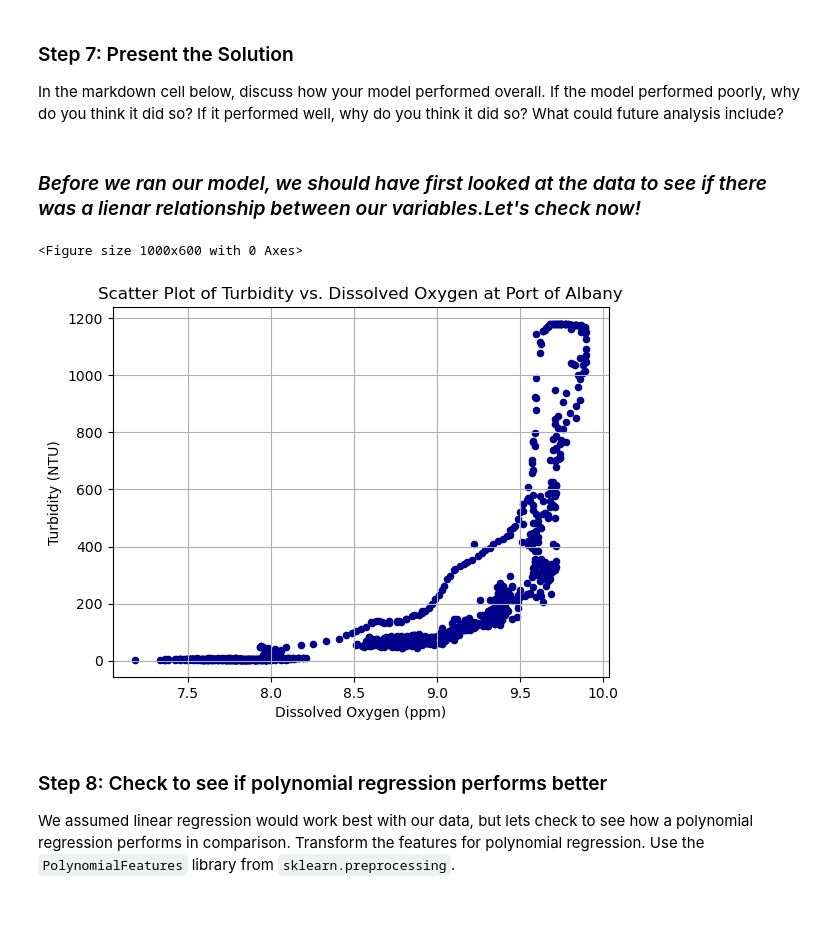
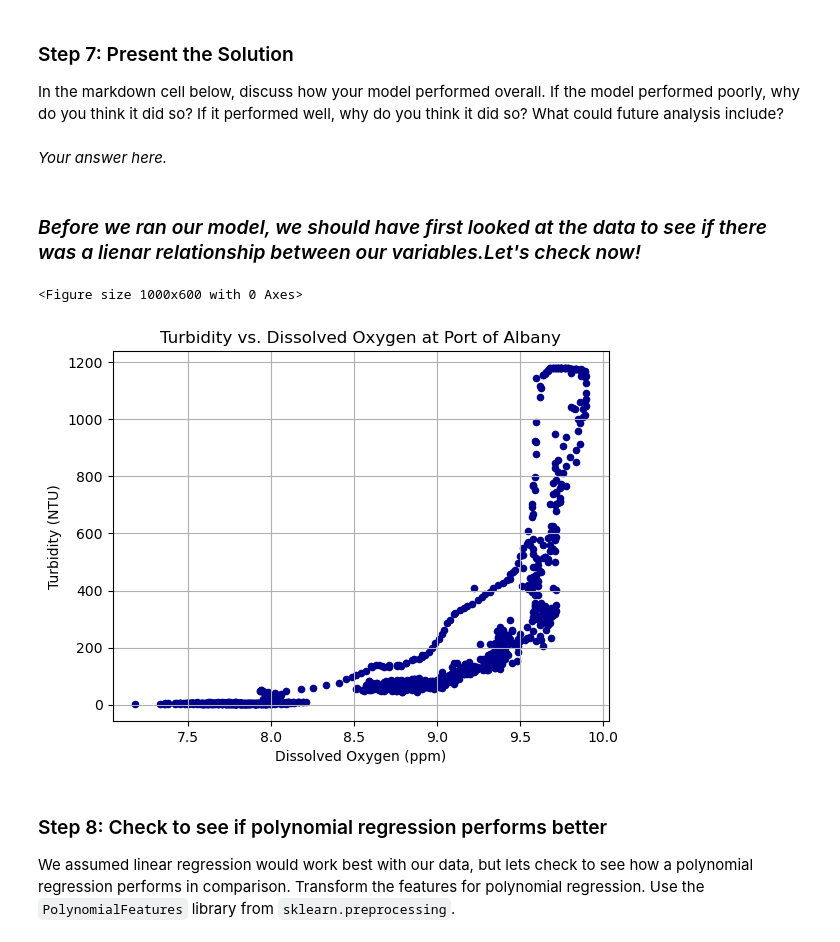
Before and after one commit to MaRo406/eds-232-machine-learning, a Jupyter notebook: labs/Lab1/dist-lab1/autograder/Lab1_template.ipynb, the cells around one changed output. Saved outputs shown, nothing was run; the diff lists cells and outputs as text; code cells hidden in the pictures; blank space fills up the shorter version.

```diff
--- a/labs/Lab1/dist-lab1/autograder/Lab1_template.ipynb
+++ b/labs/Lab1/dist-lab1/autograder/Lab1_template.ipynb
@@ -59,5 +73,4 @@ from sklearn.linear_model import LinearRegression
 # %%
-hurricane_do = pd.read_csv('data/Hurricane_do_during.csv')
-hurricane_turbidity = pd.read_csv('data/Hurricane_Irene _Turbidity.csv')
-df = hurricane_do.merge(hurricane_turbidity, on = 'Date Time (ET)')
-df.head()
+hurricane_do = pd.read_excel('data/Hurricane_Irene_Hudson_River.xlsx', sheet_name = 5) # SOLUTION
+hurricane_turbidity = pd.read_excel('data/Hurricane_Irene_Hudson_River.xlsx', sheet_name = 2) # SOLUTION
+df = hurricane_do.merge(hurricane_turbidity, on = 'Date Time (ET)').drop(['Piermont D.O. (ppm)', 'Piermont Turbidity in NTU'], axis = 1) # SOLUTION
@@ -91,0 +104,3 @@ plt.show()
+# %%
+df.columns = ['date', 'albany_DO', 'norrie_DO', 'albany_turbidity', 'norrie_turbidity'] # SOLUTION NO PROMPT
+df # Check to make sure column names were updated
@@ -198,20 +195,22 @@ Cross-validation scores: [54698.71458122 50247.53217975 51966.65102117 40189.010
 # %% [markdown]
 ### Step 7:  Present the Solution
 In the markdown cell below, discuss how your model performed overall. If the model performed poorly, why do you think it did so? If it performed well, why do you think it did so? What could future analysis include?
+# %% [markdown]
+*Your answer here.*
 # %% [markdown]
 ### *Before we ran our model, we should have first looked at the data to see if there was a lienar relationship between our variables.Let's check now!*
 # %%
 plt.figure(figsize=(10, 6))  # Setting the figure size for better visibility
-df.plot.scatter(x=' Port of Albany D.O. (ppm)', y=' Port of Albany Turbidity in NTU', c='DarkBlue')
+df.plot.scatter(x='albany_DO', y='albany_turbidity', c='DarkBlue')
 
-plt.title('Scatter Plot of Turbidity vs. Dissolved Oxygen at Port of Albany')
+plt.title('Turbidity vs. Dissolved Oxygen at Port of Albany')
 plt.xlabel('Dissolved Oxygen (ppm)')
 plt.ylabel('Turbidity (NTU)')
 plt.grid(True)
 plt.show()
 # %% [output]
 <Figure size 1000x600 with 0 Axes>
-[figure, old version]
+[figure, new version]
 # %% [markdown]
 ### Step 8: Check to see if polynomial regression performs better
 
```
Also changed, not shown: parts of 33 cells of this notebook, 22 other files.
